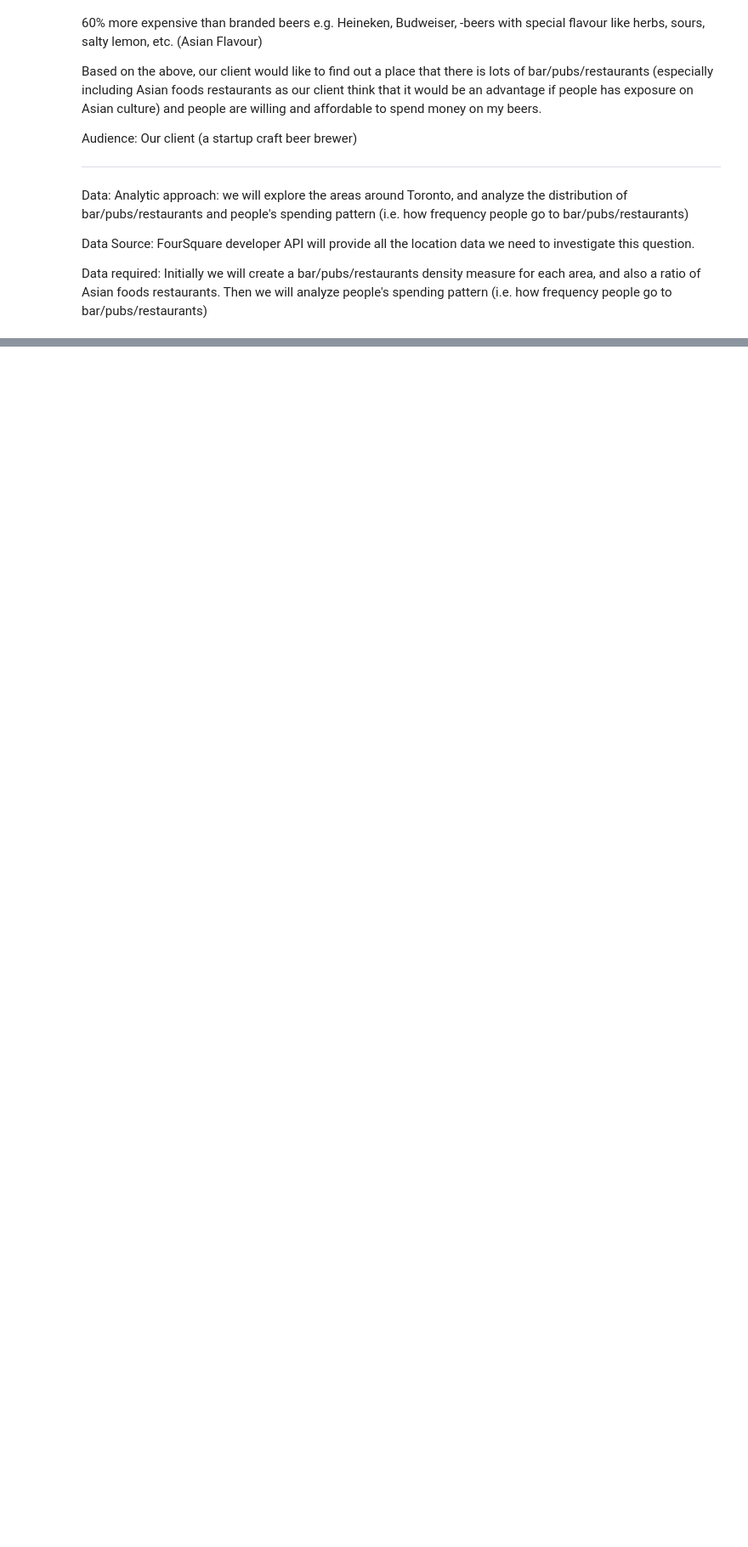
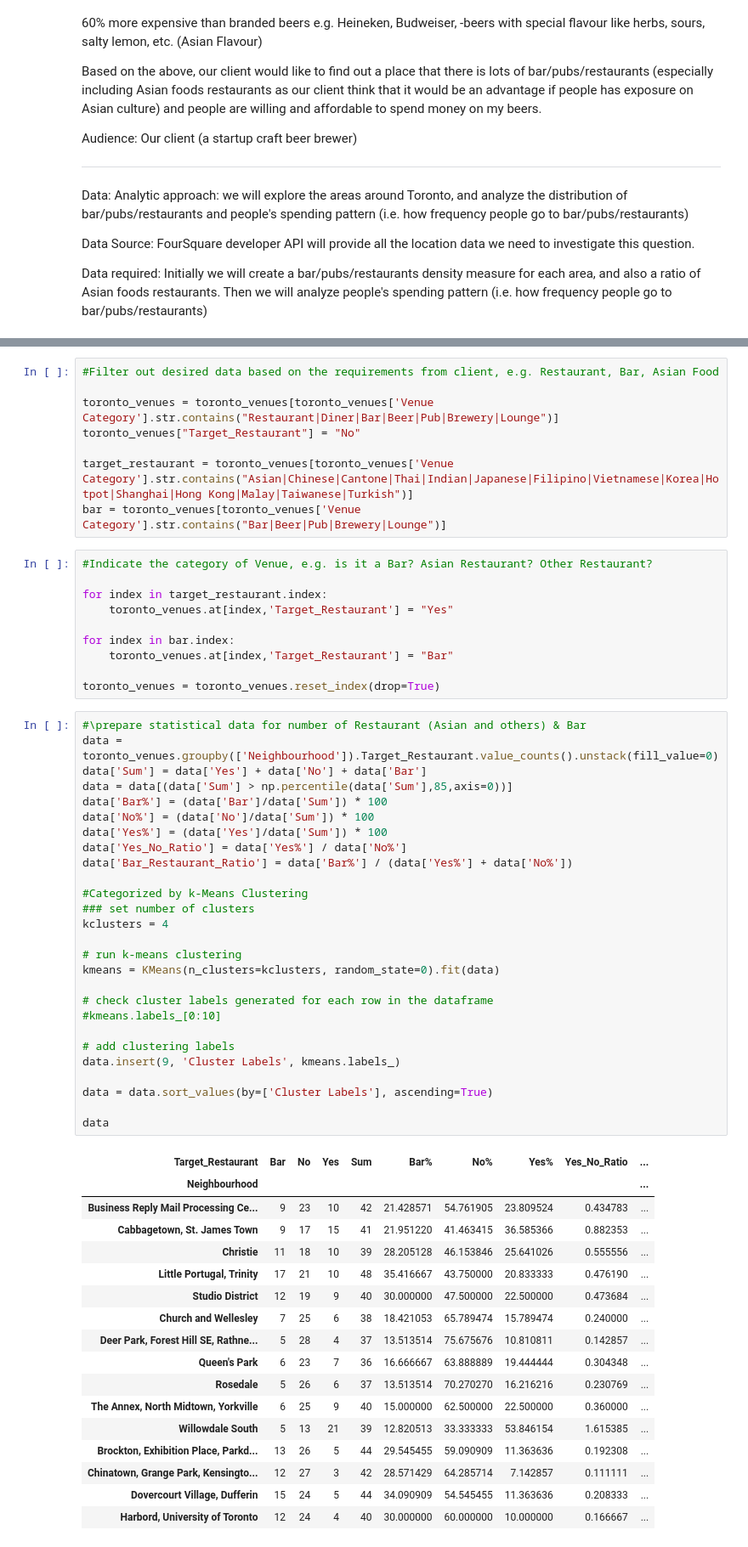
Before and after one commit to edencheng/Coursera_Capstone, a Jupyter notebook: The Battle of Neighbourhood (w2).ipynb, the cells around one changed output, grey strips where cells are left out. Shown: that part at 85% size. Drawn from its saved outputs; the diff is of its cells as text; blank space fills up the shorter version.

```diff
--- a/The Battle of Neighbourhood (w2).ipynb
+++ b/The Battle of Neighbourhood (w2).ipynb
@@ -432,0 +200,63 @@ map_clusters
+# %%
+#Filter out desired data based on the requirements from client, e.g. Restaurant, Bar, Asian Food
+
+toronto_venues = toronto_venues[toronto_venues['Venue Category'].str.contains("Restaurant|Diner|Bar|Beer|Pub|Brewery|Lounge")]
+toronto_venues["Target_Restaurant"] = "No"
+
+target_restaurant = toronto_venues[toronto_venues['Venue Category'].str.contains("Asian|Chinese|Cantone|Thai|Indian|Japanese|Filipino|Vietnamese|Korea|Hotpot|Shanghai|Hong Kong|Malay|Taiwanese|Turkish")]
+bar = toronto_venues[toronto_venues['Venue Category'].str.contains("Bar|Beer|Pub|Brewery|Lounge")]
+# %%
+#Indicate the category of Venue, e.g. is it a Bar? Asian Restaurant? Other Restaurant?
+
+for index in target_restaurant.index:
+    toronto_venues.at[index,'Target_Restaurant'] = "Yes"
+
+for index in bar.index:
+    toronto_venues.at[index,'Target_Restaurant'] = "Bar"
+
+toronto_venues = toronto_venues.reset_index(drop=True)
+# %%
+#\prepare statistical data for number of Restaurant (Asian and others) & Bar
+data = toronto_venues.groupby(['Neighbourhood']).Target_Restaurant.value_counts().unstack(fill_value=0)
+data['Sum'] = data['Yes'] + data['No'] + data['Bar']
+data = data[(data['Sum'] > np.percentile(data['Sum'],85,axis=0))]
+data['Bar%'] = (data['Bar']/data['Sum']) * 100
+data['No%'] = (data['No']/data['Sum']) * 100
+data['Yes%'] = (data['Yes']/data['Sum']) * 100
+data['Yes_No_Ratio'] = data['Yes%'] / data['No%']
+data['Bar_Restaurant_Ratio'] = data['Bar%'] / (data['Yes%'] + data['No%'])
+
+#Categorized by k-Means Clustering
+### set number of clusters
+kclusters = 4
+
+# run k-means clustering
+kmeans = KMeans(n_clusters=kclusters, random_state=0).fit(data)
+
+# check cluster labels generated for each row in the dataframe
+#kmeans.labels_[0:10]
+
+# add clustering labels
+data.insert(9, 'Cluster Labels', kmeans.labels_)
+
+data = data.sort_values(by=['Cluster Labels'], ascending=True)
+
+data
+# %% [output]
+| Target_Restaurant | Bar | No | Yes | Sum | Bar% | No% | Yes% | Yes_No_Ratio | ... |
+| Neighbourhood |  |  |  |  |  |  |  |  | ... |
+| Business Reply Mail Processing Ce... | 9 | 23 | 10 | 42 | 21.428571 | 54.761905 | 23.809524 | 0.434783 | ... |
+| Cabbagetown, St. James Town | 9 | 17 | 15 | 41 | 21.951220 | 41.463415 | 36.585366 | 0.882353 | ... |
+| Christie | 11 | 18 | 10 | 39 | 28.205128 | 46.153846 | 25.641026 | 0.555556 | ... |
+| Little Portugal, Trinity | 17 | 21 | 10 | 48 | 35.416667 | 43.750000 | 20.833333 | 0.476190 | ... |
+| Studio District | 12 | 19 | 9 | 40 | 30.000000 | 47.500000 | 22.500000 | 0.473684 | ... |
+| Church and Wellesley | 7 | 25 | 6 | 38 | 18.421053 | 65.789474 | 15.789474 | 0.240000 | ... |
+| Deer Park, Forest Hill SE, Rathne... | 5 | 28 | 4 | 37 | 13.513514 | 75.675676 | 10.810811 | 0.142857 | ... |
+| Queen's Park | 6 | 23 | 7 | 36 | 16.666667 | 63.888889 | 19.444444 | 0.304348 | ... |
+| Rosedale | 5 | 26 | 6 | 37 | 13.513514 | 70.270270 | 16.216216 | 0.230769 | ... |
+| The Annex, North Midtown, Yorkville | 6 | 25 | 9 | 40 | 15.000000 | 62.500000 | 22.500000 | 0.360000 | ... |
+| Willowdale South | 5 | 13 | 21 | 39 | 12.820513 | 33.333333 | 53.846154 | 1.615385 | ... |
+| Brockton, Exhibition Place, Parkd... | 13 | 26 | 5 | 44 | 29.545455 | 59.090909 | 11.363636 | 0.192308 | ... |
+| Chinatown, Grange Park, Kensingto... | 12 | 27 | 3 | 42 | 28.571429 | 64.285714 | 7.142857 | 0.111111 | ... |
+| Dovercourt Village, Dufferin | 15 | 24 | 5 | 44 | 34.090909 | 54.545455 | 11.363636 | 0.208333 | ... |
+| Harbord, University of Toronto | 12 | 24 | 4 | 40 | 30.000000 | 60.000000 | 10.000000 | 0.166667 | ... |
```
Also changed, not shown: parts of 18 cells of this notebook.
